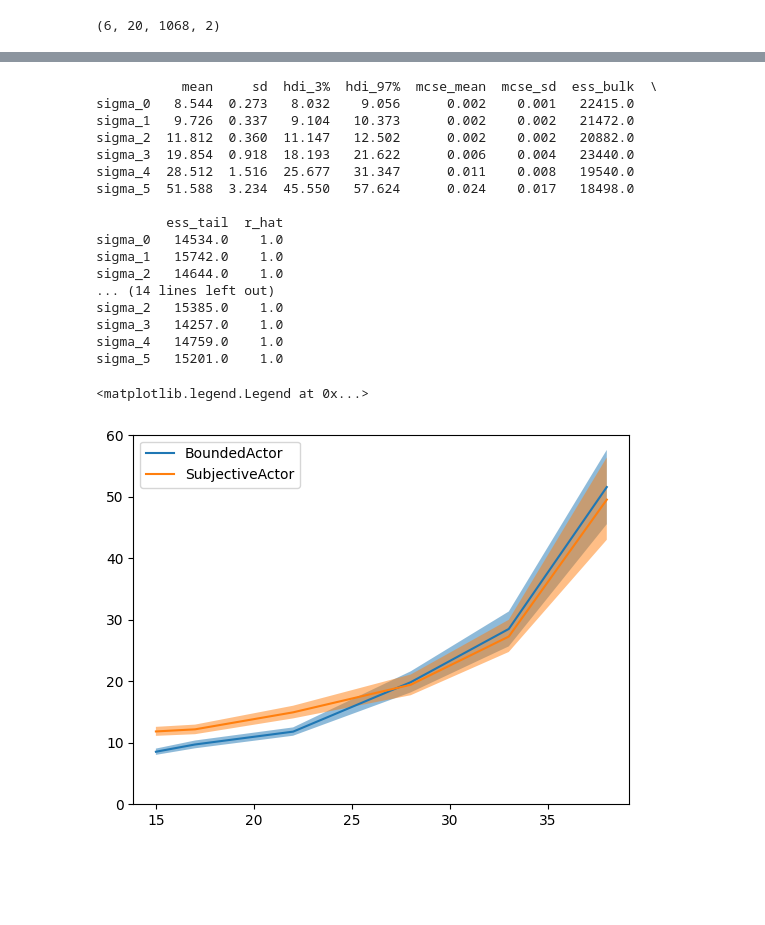
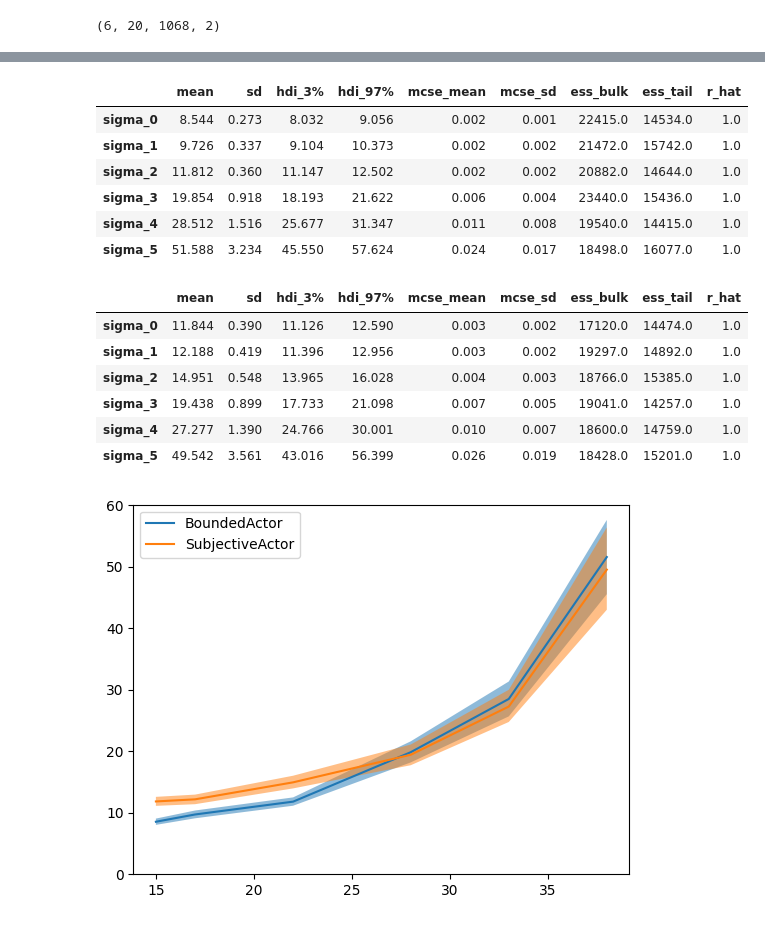
Before and after one commit to RothkopfLab/lqg, a Jupyter notebook: docs/tutorials/data.ipynb, the cells around one changed output, grey strips where cells are left out. Cells and saved outputs as stored; diff of their text form; code cells hidden in the pictures; blank space fills up the shorter version.

Commit message:
Fixed typo and data notebook outputs

```diff
--- a/docs/tutorials/data.ipynb
+++ b/docs/tutorials/data.ipynb
@@ -6,7 +6,7 @@ import arviz as az
 
 from lqg.io import load_tracking_data
 
-data, blob_widths = load_tracking_data(data_path="../data/")
+data, blob_widths = load_tracking_data(data_path="../../data/")
 data.shape
 # %% [output]
 (6, 20, 1068, 2)
@@ -20,33 +21,32 @@ plt.plot(data[0, 0, :, 1])
 seed = 1
 models = ["BoundedActor", "SubjectiveActor"]
 
-results = {model_name: az.from_netcdf(f"../data/processed/{model_name}-{seed}.nc") for model_name in models}
+results = {model_name: az.from_netcdf(f"../../data/processed/{model_name}-{seed}.nc") for model_name in models}
 # %%
 for model_name, inference_data in sorted(results.items()):
     summary = az.summary(inference_data.posterior, var_names=[f"sigma_{i}" for i in range(6)])
-    print(summary)
+    display(summary)
 
     plt.plot(blob_widths, summary["mean"], label=model_name)
     plt.fill_between(blob_widths, summary["hdi_3%"], summary["hdi_97%"], alpha=0.5)
     plt.ylim(0, )
+
 plt.legend()
+
+plt.show()
 # %% [output]
-           mean     sd  hdi_3%  hdi_97%  mcse_mean  mcse_sd  ess_bulk  \
-sigma_0   8.544  0.273   8.032    9.056      0.002    0.001   22415.0
-sigma_1   9.726  0.337   9.104   10.373      0.002    0.002   21472.0
-sigma_2  11.812  0.360  11.147   12.502      0.002    0.002   20882.0
-sigma_3  19.854  0.918  18.193   21.622      0.006    0.004   23440.0
-sigma_4  28.512  1.516  25.677   31.347      0.011    0.008   19540.0
-sigma_5  51.588  3.234  45.550   57.624      0.024    0.017   18498.0
-
-         ess_tail  r_hat
-sigma_0   14534.0    1.0
-sigma_1   15742.0    1.0
-sigma_2   14644.0    1.0
-... (14 lines left out)
-sigma_2   15385.0    1.0
-sigma_3   14257.0    1.0
-sigma_4   14759.0    1.0
-sigma_5   15201.0    1.0
-<matplotlib.legend.Legend at 0x...>
+|  | mean | sd | hdi_3% | hdi_97% | mcse_mean | mcse_sd | ess_bulk | ess_tail | r_hat |
+| sigma_0 | 8.544 | 0.273 | 8.032 | 9.056 | 0.002 | 0.001 | 22415.0 | 14534.0 | 1.0 |
+| sigma_1 | 9.726 | 0.337 | 9.104 | 10.373 | 0.002 | 0.002 | 21472.0 | 15742.0 | 1.0 |
+| sigma_2 | 11.812 | 0.360 | 11.147 | 12.502 | 0.002 | 0.002 | 20882.0 | 14644.0 | 1.0 |
+| sigma_3 | 19.854 | 0.918 | 18.193 | 21.622 | 0.006 | 0.004 | 23440.0 | 15436.0 | 1.0 |
+| sigma_4 | 28.512 | 1.516 | 25.677 | 31.347 | 0.011 | 0.008 | 19540.0 | 14415.0 | 1.0 |
+| sigma_5 | 51.588 | 3.234 | 45.550 | 57.624 | 0.024 | 0.017 | 18498.0 | 16077.0 | 1.0 |
+|  | mean | sd | hdi_3% | hdi_97% | mcse_mean | mcse_sd | ess_bulk | ess_tail | r_hat |
+| sigma_0 | 11.844 | 0.390 | 11.126 | 12.590 | 0.003 | 0.002 | 17120.0 | 14474.0 | 1.0 |
+| sigma_1 | 12.188 | 0.419 | 11.396 | 12.956 | 0.003 | 0.002 | 19297.0 | 14892.0 | 1.0 |
+| sigma_2 | 14.951 | 0.548 | 13.965 | 16.028 | 0.004 | 0.003 | 18766.0 | 15385.0 | 1.0 |
+| sigma_3 | 19.438 | 0.899 | 17.733 | 21.098 | 0.007 | 0.005 | 19041.0 | 14257.0 | 1.0 |
+| sigma_4 | 27.277 | 1.390 | 24.766 | 30.001 | 0.010 | 0.007 | 18600.0 | 14759.0 | 1.0 |
+| sigma_5 | 49.542 | 3.561 | 43.016 | 56.399 | 0.026 | 0.019 | 18428.0 | 15201.0 | 1.0 |
 [figure]
```
Also changed, not shown: parts of 1 cell of this notebook, 1 other file.
